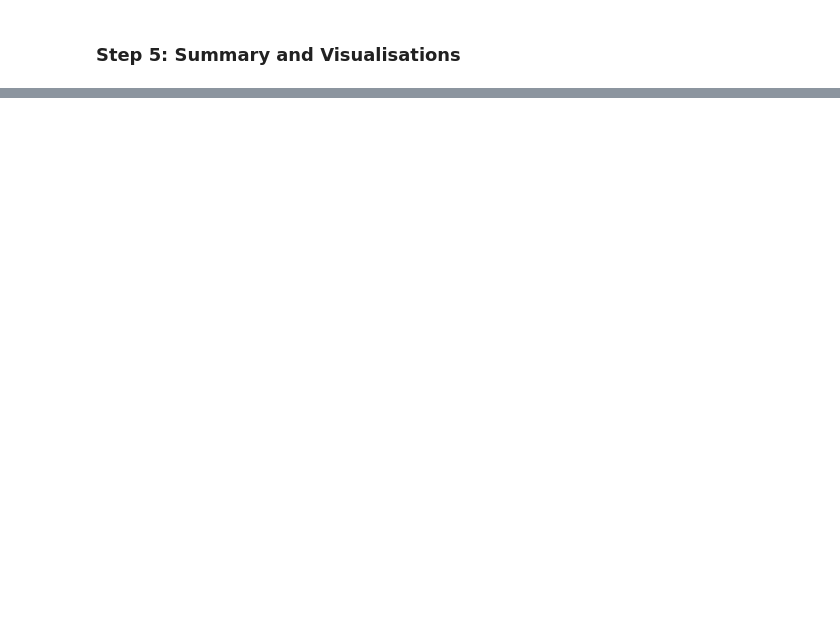
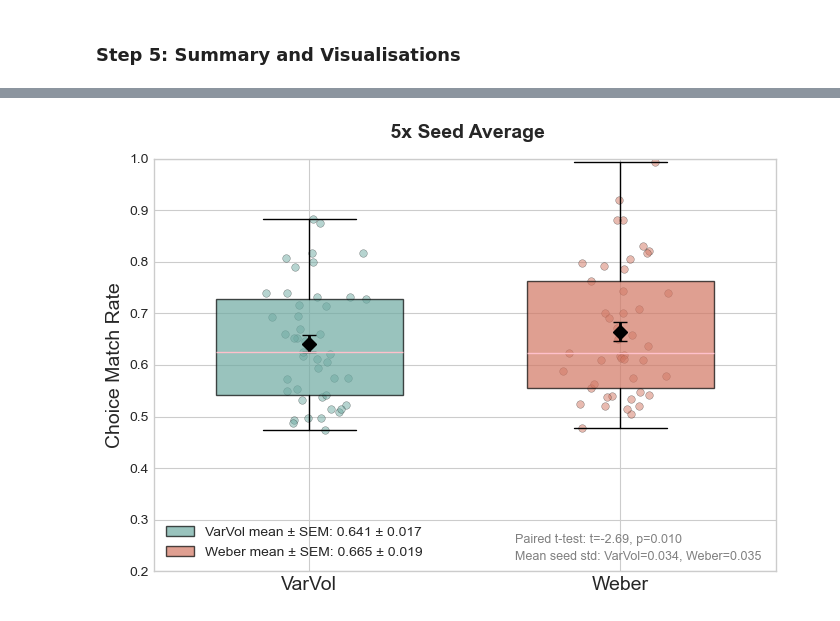
Before and after one commit to sascholle/neural-imprecision-for-volatility, a Jupyter notebook: findling_notebook/notebook_fitting_optimised.ipynb, the cells around one changed output, grey strips where cells are left out. Cells and saved outputs as stored; diff of their text form; code cells hidden in the pictures; blank space fills up the shorter version.

```diff
--- a/findling_notebook/notebook_fitting_optimised.ipynb
+++ b/findling_notebook/notebook_fitting_optimised.ipynb
@@ -1319,2 +1341,67 @@ NameError: name 'fitting_df' is not defined
+# %%
+#print(match_df[['participant_id', 'varvol_match_mean', 'varvol_match_std', 'weber_match_mean', 'weber_match_std']])
+#match_df.to_csv('2.fitting_data/choice_match_results_DE_seedavg.csv', index=False)
+
+match_df = pd.read_csv('2.fitting_data/choice_match_results_DE_seedavg.csv')
+
+import matplotlib.pyplot as plt
+import numpy as np
+
+data_to_plot = [match_df['varvol_match_mean'], match_df['weber_match_mean']]
+labels = ['VarVol', 'Weber']
+colors = ["#6eaaa2", "#d27763"]
+
+fig, ax = plt.subplots(figsize=(7, 5))
+bp = ax.boxplot(data_to_plot, patch_artist=True, labels=labels, widths=0.6)
+
+for median in bp['medians']:
+    median.set_color('pink')
+
+# Overlay participant dots (jittered)
+for i, (model_data, color) in enumerate(zip(data_to_plot, colors)):
+    x_jitter = np.random.normal(i+1, 0.07, size=len(model_data))
+    ax.scatter(x_jitter, model_data, color=color, alpha=0.5, s=30, edgecolor='k', linewidth=0.3)
+
+for patch, color in zip(bp['boxes'], colors):
+    patch.set_facecolor(color)
+    patch.set_alpha(0.7)
+
+# Calculate and display mean ± SEM for both models
+means = []
+sems = []
+for i, model_data in enumerate(data_to_plot):
+    mean = np.mean(model_data)
+    sem = np.std(model_data, ddof=1) / np.sqrt(len(model_data))
+    means.append(mean)
+    sems.append(sem)
+    ax.plot(i+1, mean, marker='D', color='black', markersize=7)
+    ax.errorbar(i+1, mean, yerr=sem, fmt='none', ecolor='black', capsize=5, lw=2)
+
+# Add legend for both
+legend_labels = [f"{labels[i]} mean ± SEM: {means[i]:.3f} ± {sems[i]:.3f}" for i in range(2)]
+ax.legend(legend_labels, loc='lower left', fontsize=10)
+
+ax.set_ylabel('Choice Match Rate', fontsize=14)
+ax.tick_params(axis='x', labelsize=14)
+ax.set_title(' 5x Seed Average', fontsize=14, fontweight='bold', pad=15)
+ax.set_ylim(0.2, 1.0)
+plt.tight_layout()
+
+# Paired t-test between VarVol and Weber choice match means
+t_stat, p_value = ttest_rel(match_df['varvol_match_mean'], match_df['weber_match_mean'])
+
+# Add mean seed variance note
+mean_varvol_seed_std = match_df['varvol_match_std'].mean()
+mean_weber_seed_std = match_df['weber_match_std'].mean()
+note = f"Mean seed std: VarVol={mean_varvol_seed_std:.3f}, Weber={mean_weber_seed_std:.3f}"
+note2 = f"Paired t-test: t={t_stat:.2f}, p={p_value:.3f}"
+ax.text(0.58, 0.02, note, transform=ax.transAxes, fontsize=9, color='gray', va='bottom', ha='left')
+ax.text(0.58, 0.06, note2, transform=ax.transAxes, fontsize=9, color='gray', va='bottom', ha='left')
+
+plt.show()
+
+from scipy.stats import ttest_rel
+# %% [output]
+[figure, added]
 # %%
 # human accuracy per group
```
Also changed, not shown: parts of 13 cells of this notebook, 2 other files.
